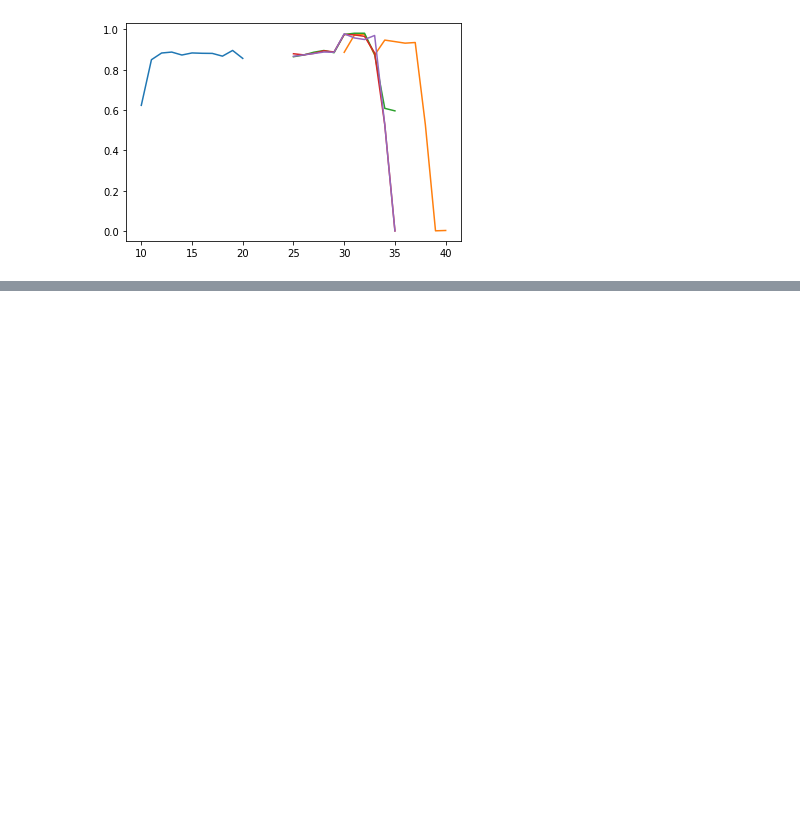
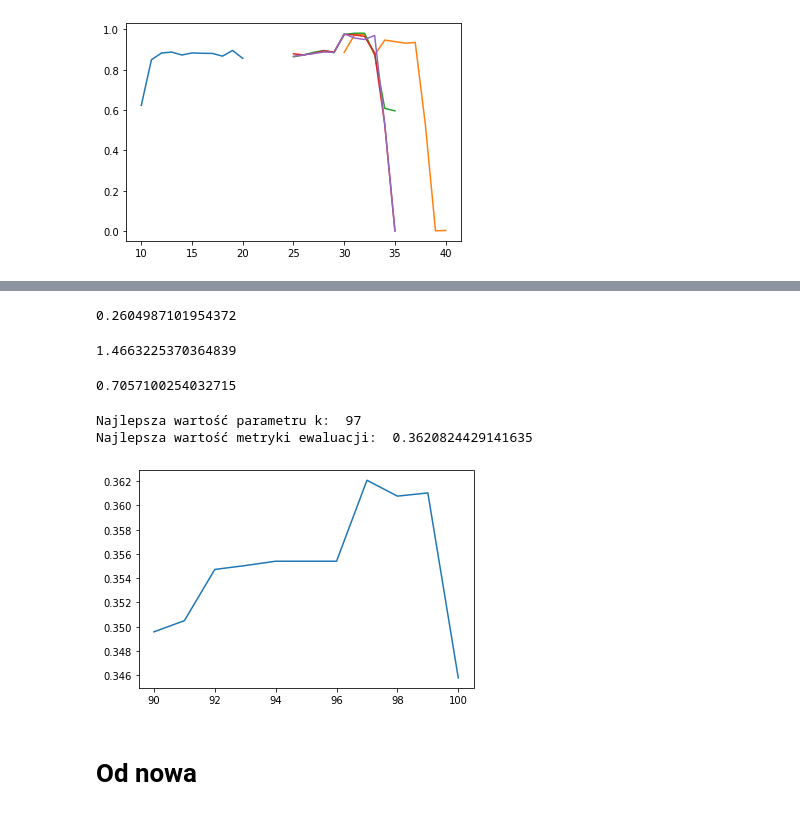
Before and after one commit to JakubSzczepanowski/NBC, a Jupyter notebook: main.ipynb, the cells around one changed output, grey strips where cells are left out. Drawn from its saved outputs; the diff is of its cells as text; code cells hidden in the pictures; blank space fills up the shorter version.

Commit message:
Testing

```diff
--- a/main.ipynb
+++ b/main.ipynb
@@ -142,0 +192,4 @@ Najlepsza wartość metryki ewaluacji:  0.9780193819026083
+# %%
+selected_features_mask = selector.get_support()
+# %%
+X = X[X.columns[selected_features_mask]]
@@ -142,0 +212,4 @@ Najlepsza wartość metryki ewaluacji:  0.9780193819026083
+# %%
+elements_amount = 10000
+X_mod = X.iloc[:elements_amount]
+y_mod = y[:elements_amount]
@@ -142,0 +219,3 @@ Najlepsza wartość metryki ewaluacji:  0.9780193819026083
+# %%
+nbc = clustering.NBC(method='optimized')
+nbc.fit(X_mod)
@@ -142,0 +224,22 @@ Najlepsza wartość metryki ewaluacji:  0.9780193819026083
+# %%
+adjusted_rand_score(elo, y_mod)
+# %% [output]
+0.2604987101954372
+# %%
+davies_bouldin_score(X_mod, elo)
+# %% [output]
+1.4663225370364839
+# %%
+silhouette_score(X_mod, elo)
+# %% [output]
+0.7057100254032715
+# %%
+best_k, score = testing.find_best_predictions(X_mod, y_mod, nbc, max_range=100)
+print('Najlepsza wartość parametru k: ', best_k)
+print('Najlepsza wartość metryki ewaluacji: ', score)
+# %% [output]
+Najlepsza wartość parametru k:  97
+Najlepsza wartość metryki ewaluacji:  0.3620824429141635
+[figure, added]
+# %% [markdown]
+# Od nowa
```
Also changed, not shown: parts of 39 cells of this notebook, 3 other files.
